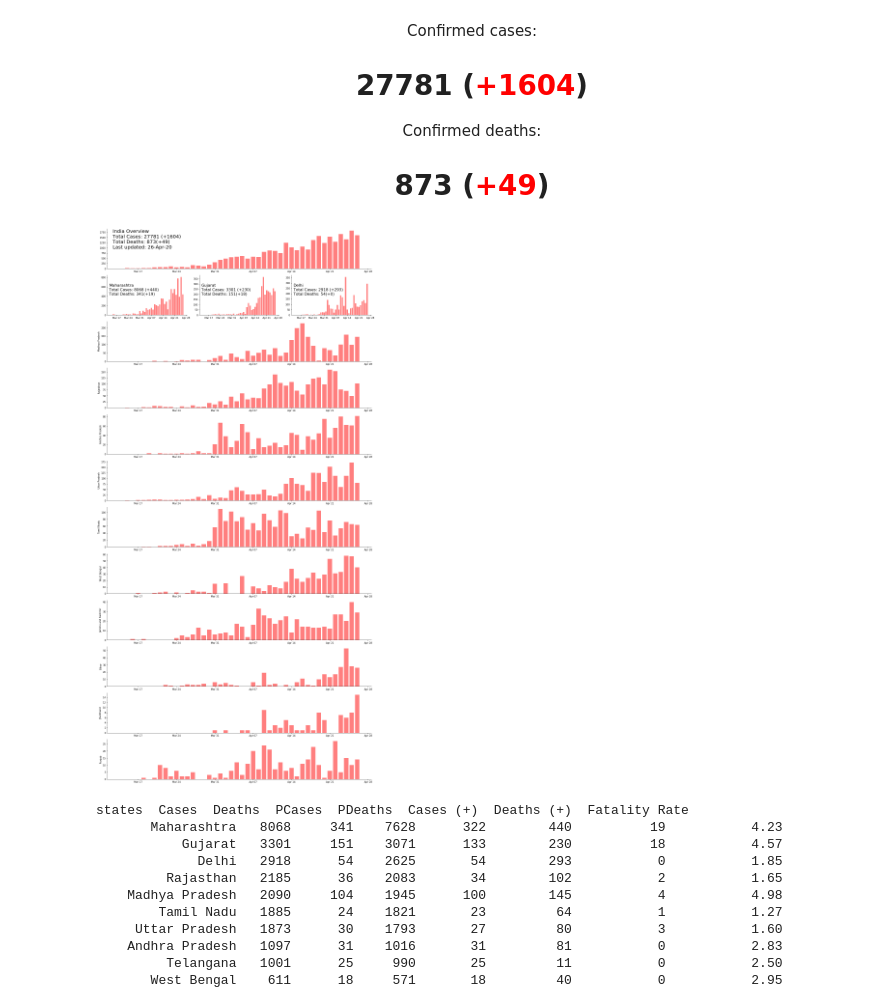
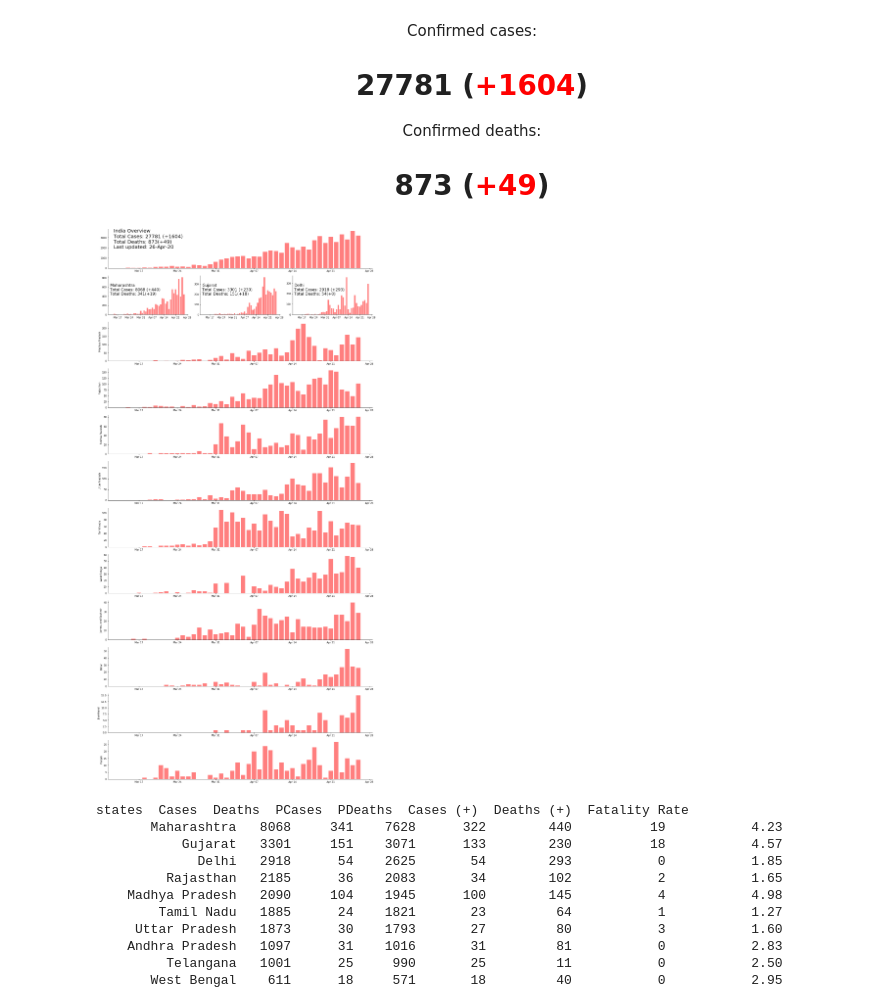
Before and after one commit to 4722794/blagueblog, a Jupyter notebook: _notebooks/2020-03-21-rahulexp.ipynb, the cells around one changed output. Saved outputs shown, nothing was run; the diff lists cells and outputs as text; code cells hidden in the pictures.

Commit message:
tight layout

```diff
--- a/_notebooks/2020-03-21-rahulexp.ipynb
+++ b/_notebooks/2020-03-21-rahulexp.ipynb
@@ -263,35 +263,35 @@ f"Gujarat",
 f"Total Cases: {summary['GUJ Cases']} (+{summary['GUJ Cases (+)']})",
 f"Total Deaths: {summary['GUJ Deaths']}(+{summary['GUJ Deaths (+)']})"
 ))
 ax3.text(0.02, 0.50, textstr,transform = ax3.transAxes, fontsize = 16);
 
 ax4 = fig.add_subplot(gs[1,2])
 ef = df.loc['Delhi'].reset_index()
 ef['date'] = ef['date'].astype('datetime64[ns]')
 ax4.bar(ef.date, ef.Delhi,color = 'r',alpha=0.5)
 ax4.xaxis.set_major_locator(mdates.WeekdayLocator())
 ax4.xaxis.set_major_formatter(mdates.DateFormatter('%b %d'))
 textstr = '\n'.join((
 f"Delhi",
 f"Total Cases: {summary['DEL Cases']} (+{summary['DEL Cases (+)']})",
 f"Total Deaths: {summary['DEL Deaths']}(+{summary['DEL Deaths (+)']})"
 ))
 ax4.text(0.02, 0.50, textstr,transform = ax4.transAxes, fontsize = 16);
 
 for i in range(n):
 
     ax.append(fig.add_subplot(gs[i+2,:]))
     ef = df.iloc[i+3].reset_index()
     ef['date'] = ef['date'].astype('datetime64[ns]')
     ax[i].bar(ef.date,ef.iloc[:,-1],color = 'r',alpha=0.5)
     ax[i].set_ylabel(f'{ef.columns.values[-1]}')
     ax[i].xaxis.set_major_locator(mdates.WeekdayLocator())
     ax[i].xaxis.set_major_formatter(mdates.DateFormatter('%b %d'))
 
-
+plt.tight_layout()
 sns.despine();
 # %% [output]
-[figure, old version]
+[figure, new version]
 # %%
 #hide_input
 print(df_table.head(20).to_string(index=False))
```
